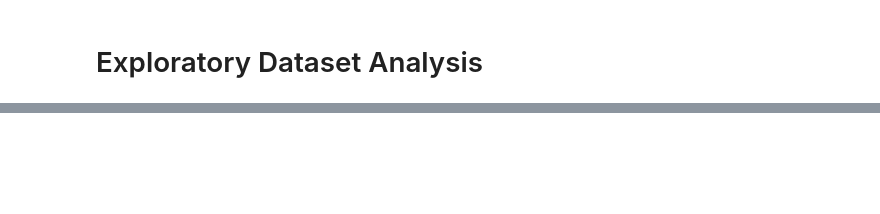
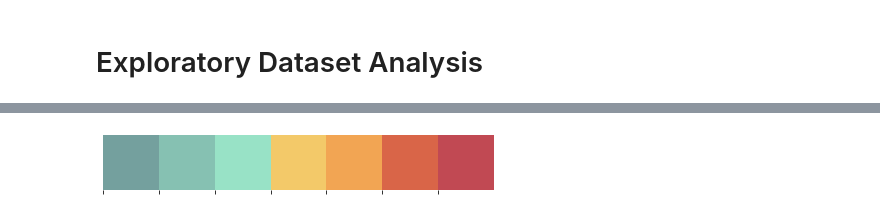
Before and after one commit to fredguth/nbdev_wandb_kaggle, a Jupyter notebook: nbs/01_eda.ipynb, the cells around one changed output, grey strips where cells are left out. Saved outputs shown, nothing was run; the diff lists cells and outputs as text; code cells hidden in the pictures; blank space fills up the shorter version.

```diff
--- a/nbs/01_eda.ipynb
+++ b/nbs/01_eda.ipynb
@@ -86,0 +216,10 @@ df_train_dcm.head(3).T
+# %%
+# Set Color Palettes for the notebook
+custom_colors = ['#74a09e','#86c1b2','#98e2c6','#f3c969','#f2a553', '#d96548', '#c14953']
+sns.palplot(sns.color_palette(custom_colors))
+
+# Set Style
+sns.set_style("whitegrid")
+sns.despine(left=True, bottom=True)
+# %% [output]
+[figure, added]
```
Also changed, not shown: parts of 21 cells of this notebook.
